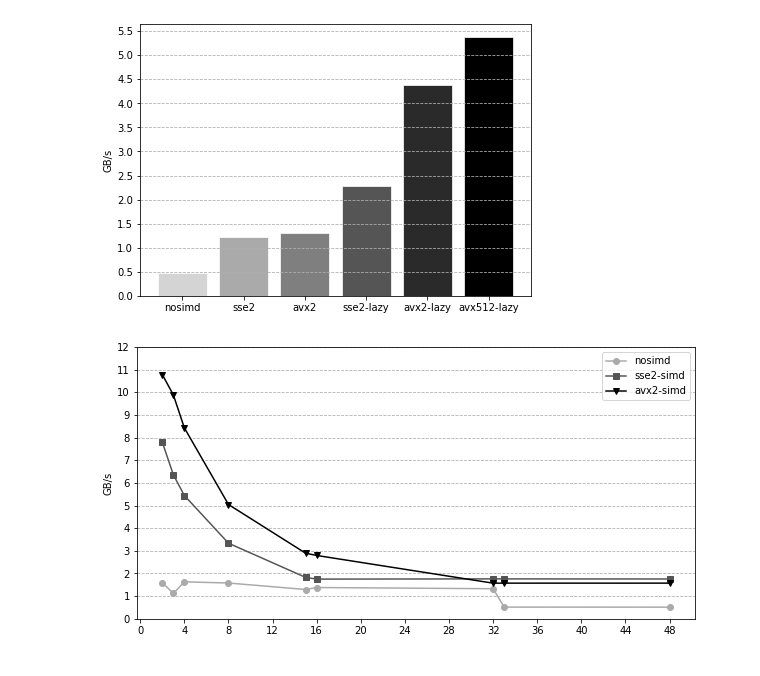
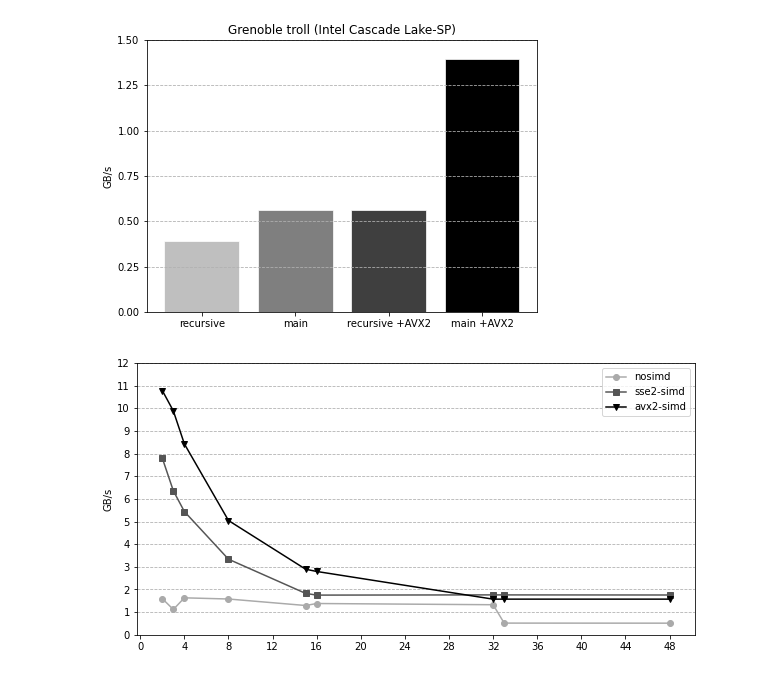
Before and after one commit to rsonquery/rsonpath, a Jupyter notebook: simd-benchmarks/plot.ipynb, the cells around one changed output. Saved outputs shown, nothing was run; the diff lists cells and outputs as text; code cells hidden in the pictures.

```diff
--- a/simd-benchmarks/plot.ipynb
+++ b/simd-benchmarks/plot.ipynb
@@ -5,47 +5,45 @@ import json
 import math
 
 def get_color(n, i):
     x = (i + 1.0) / n
     val = 255.0 - (x * 255.0)
     hex_str = hex(math.floor(val)).split('x')[1]
     return f'#{hex_str}{hex_str}{hex_str}'
 
 def get_colors_for(n):
     return list(map(lambda i: get_color(n, i), range(0, n)))
 
 measurements = [
-    0.47150,
-    1.22008,
-    1.31350,
-    2.28733,
-    4.39113,
-    5.37984
+    0.38960,
+    0.56412,
+    0.56403,
+    1.39574
 ]
 
 names = [
-    "nosimd",
-    "sse2",
-    "avx2",
-    "sse2-lazy",
-    "avx2-lazy",
-    "avx512-lazy",
+    "recursive",
+    "main",
+    "recursive +AVX2",
+    "main +AVX2"
 ]
 
 fig, ax = plt.subplots(figsize=(7, 5))
 
 colors = get_colors_for(len(measurements))
 
 ax.bar(names, measurements, width=0.8, edgecolor="white", linewidth=0.7, color=colors)
 
-ax.set_yticks(np.arange(0.0, 6.0, 0.5))
+ax.set_yticks(np.arange(0.0, 1.75, 0.25))
 
 ax.set_ylabel("GB/s")
 
 ax.grid(axis = 'y', linestyle = '--')
+
+plt.title('Grenoble troll (Intel Cascade Lake-SP)')
 plt.savefig("plot.svg", format="svg")
 plt.show()
 # %% [output]
-[figure, old version]
+[figure, new version]
 # %%
 import matplotlib.pyplot as plt
 import numpy as np
```
Also changed, not shown: 12 other files.
